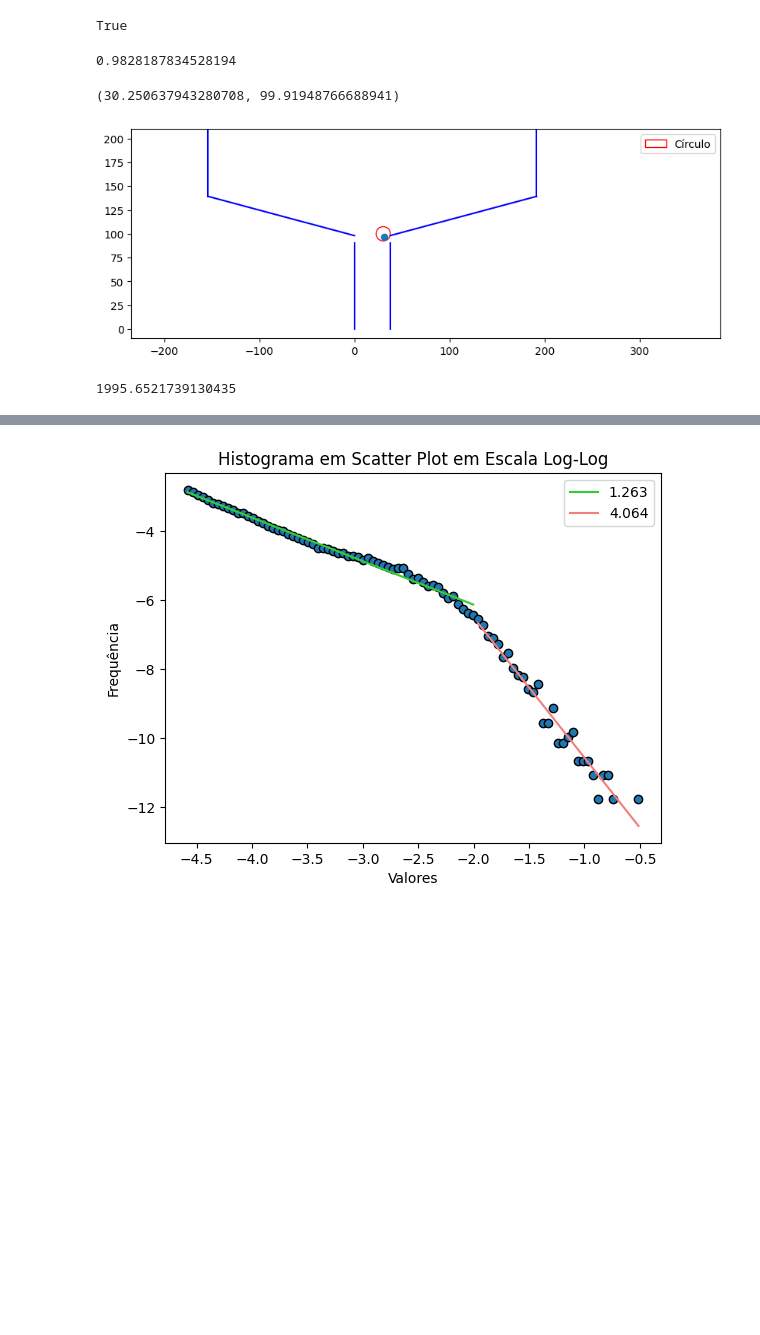
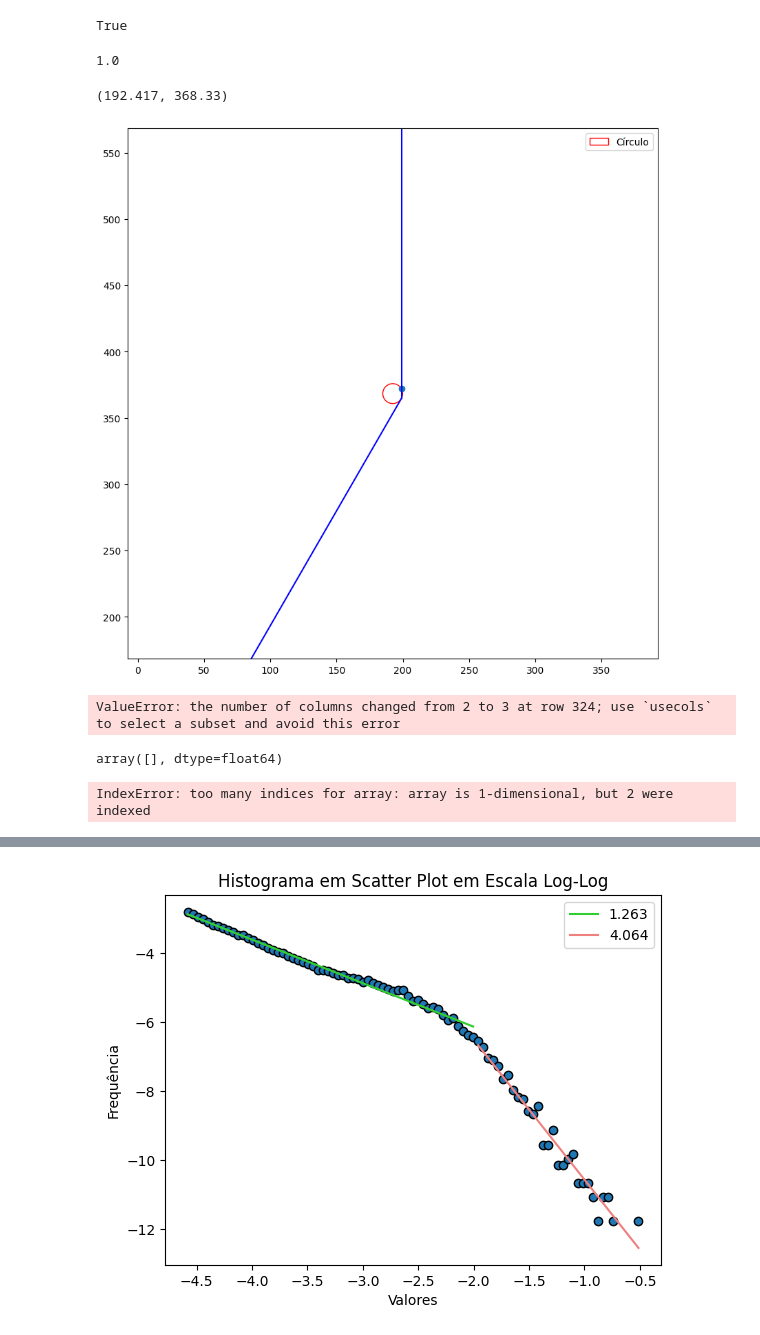
Before and after one commit to intcarlosmiguel/Granular, a Jupyter notebook: main.ipynb, the cells around one changed output, grey strips where cells are left out. Cells and saved outputs as stored; diff of their text form; code cells hidden in the pictures; blank space fills up the shorter version.

```diff
--- a/main.ipynb
+++ b/main.ipynb
@@ -7,6 +7,6 @@ from sklearn.metrics import r2_score
 # %%
 
-def plot(centro_do_circulo):
+def plot(centro_do_circulo,valor):
 
     # Pontos inicial e final da reta
     ponto_inicial = (0,98.)
@@ -20,12 +20,12 @@ def plot(centro_do_circulo):
     reta_y = [ponto_inicial[1], ponto_final[1]]
 
 
-    angulo = 15
-    alpha = 2.5
+    angulo = 60
+    alpha = 3.
     L1 = alpha*7.5e-3*2
     L2 = 154.e-3
-    ax.plot([0, 0], [0, 90.], color='blue')[0],
-    ax.plot([L1*1000, L1*1000], [0, 90.], color='blue')[0],
+    ax.plot([0, 0], [0, 98.], color='blue')[0],
+    ax.plot([L1*1000, L1*1000], [0, 98.], color='blue')[0],
     ax.plot([0, -154], [98., 98. + 154 * np.tan(np.pi * angulo / 180)], color='blue')[0],
     ax.plot([L1*1000, (L1+L2)*1000], [98., 98. + 154 * np.tan(np.pi * angulo / 180)], color='blue')[0],
     ax.plot([-154, -154], [98. + 154 * np.tan(np.pi * angulo / 180), 910], color='blue')[0],
@@ -38,12 +38,12 @@ def plot(centro_do_circulo):
     # Configurar os limites dos eixos
     limite_x = [min(ponto_inicial[0], ponto_final[0]) - raio_do_circulo, max(ponto_inicial[0], ponto_final[0]) + raio_do_circulo]
     limite_y = [min(ponto_inicial[1], ponto_final[1]) - raio_do_circulo, max(ponto_inicial[1], ponto_final[1]) + raio_do_circulo]
-    ax.set_xlim(-310+150/2,310+150/2)
-    ax.set_ylim(-10,210)
+    plt.scatter(valor[0]*1000,valor[1]*1000)
+        # Adicionar grade e legenda
+    plt.xlim(centro_do_circulo[0]-0.2*1000,centro_do_circulo[0]+0.2*1000)
+    plt.ylim(centro_do_circulo[1]-0.2*1000,centro_do_circulo[1]+0.2*1000)
+    ax.legend()
 
-        # Adicionar grade e legenda
-    ax.legend()
-    plt.scatter(0.03121612503718774675*1000,0.09631624077837630526*1000)
     # Mostrar a visualização
     plt.gca().set_aspect('equal', adjustable='box')  # Assegurar proporção de aspecto igual
     plt.show()
@@ -91,13 +91,14 @@ check_intersection( 0.002795,0.098841,7.5e-3,0,0,0,0.098000)
 Discriminant: 1.8607932475999973e-06
 1.0795993834536861 0.9375638818524361
 True
-# %%
-0.09631624077837630526/(98/1000)
-# %% [output]
-0.9828187834528194
+# %%
+0.86602540378443815250**2+0.50000000000000088818**2
+# %% [output]
+1.0
 # %%
-a,b =0.03025063794328070738,0.09991948766688940609
-plot((a*1000,b*1000))
+a,b = 0.192417,0.368330
+c,d = 0.199000,0.371924
+plot((a*1000,b*1000),(c,d))
 # %% [output]
-(30.250637943280708, 99.91948766688941)
+(192.417, 368.33)
-[figure, old version]
+[figure, new version]
@@ -106,4 +104,0 @@ resultado = np.loadtxt("results/save/resultado_0.50_0.50.dat")
-# %%
-918000/460
-# %% [output]
-1995.6521739130435
@@ -116,0 +105,4 @@ resultado = resultado[resultado[:,1] != 1]
+# %%
+velocidades = np.loadtxt("results/60/time/time_3.00_0.00_0.00_0.dat",delimiter= ' ',dtype=float)
+# %% [output]
+ValueError: the number of columns changed from 2 to 3 at row 324; use `usecols` to select a subset and avoid this error
@@ -117 +120,9 @@ resultado = resultado[resultado[:,1] != 1]
+# %%
+data
+# %% [output]
+array([], dtype=float64)
+# %%
+plt.hist(data[:,1],bins = 20)
+# %% [output]
+IndexError: too many indices for array: array is 1-dimensional, but 2 were indexed
 # %%
```
Also changed, not shown: parts of 7 cells of this notebook, 24 other files.
